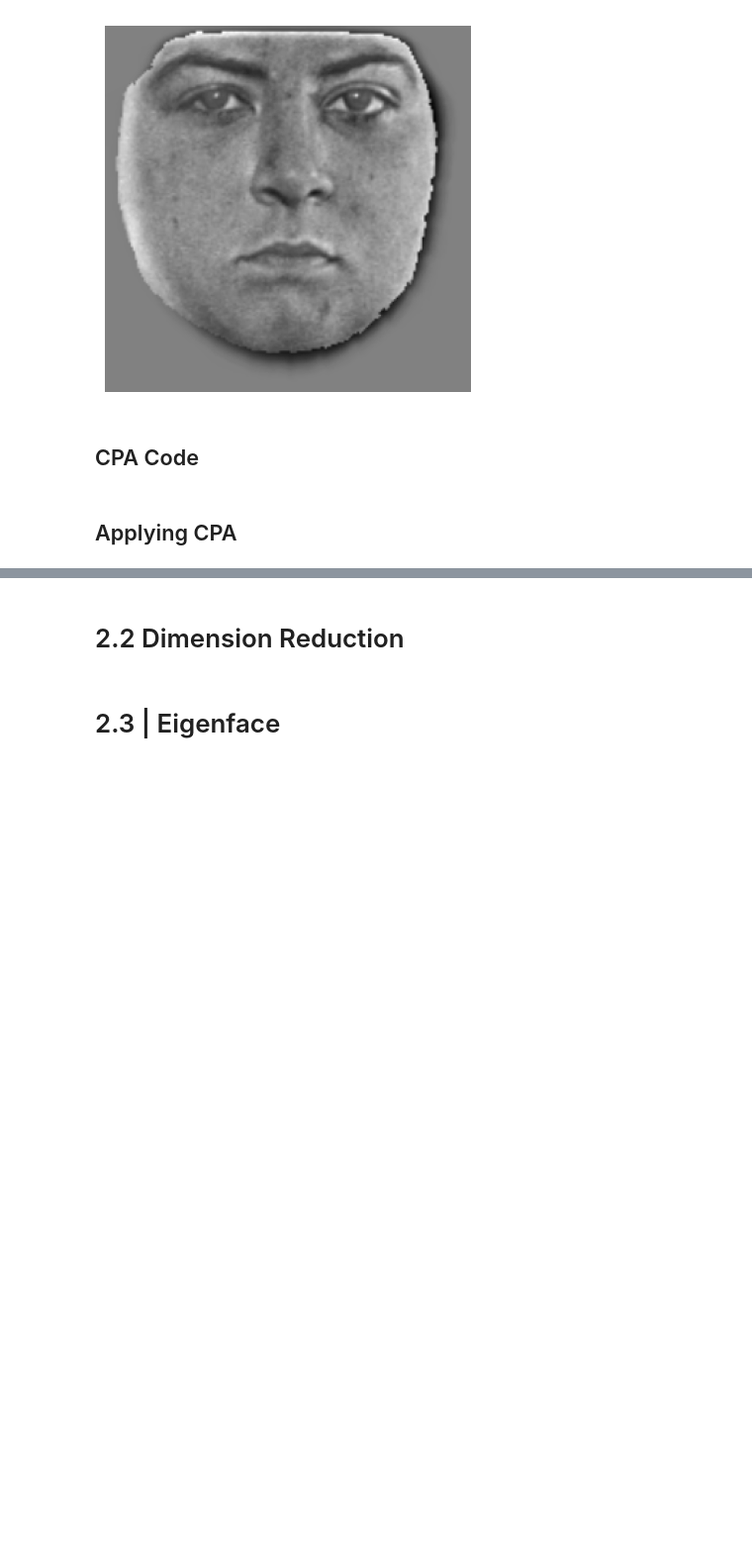
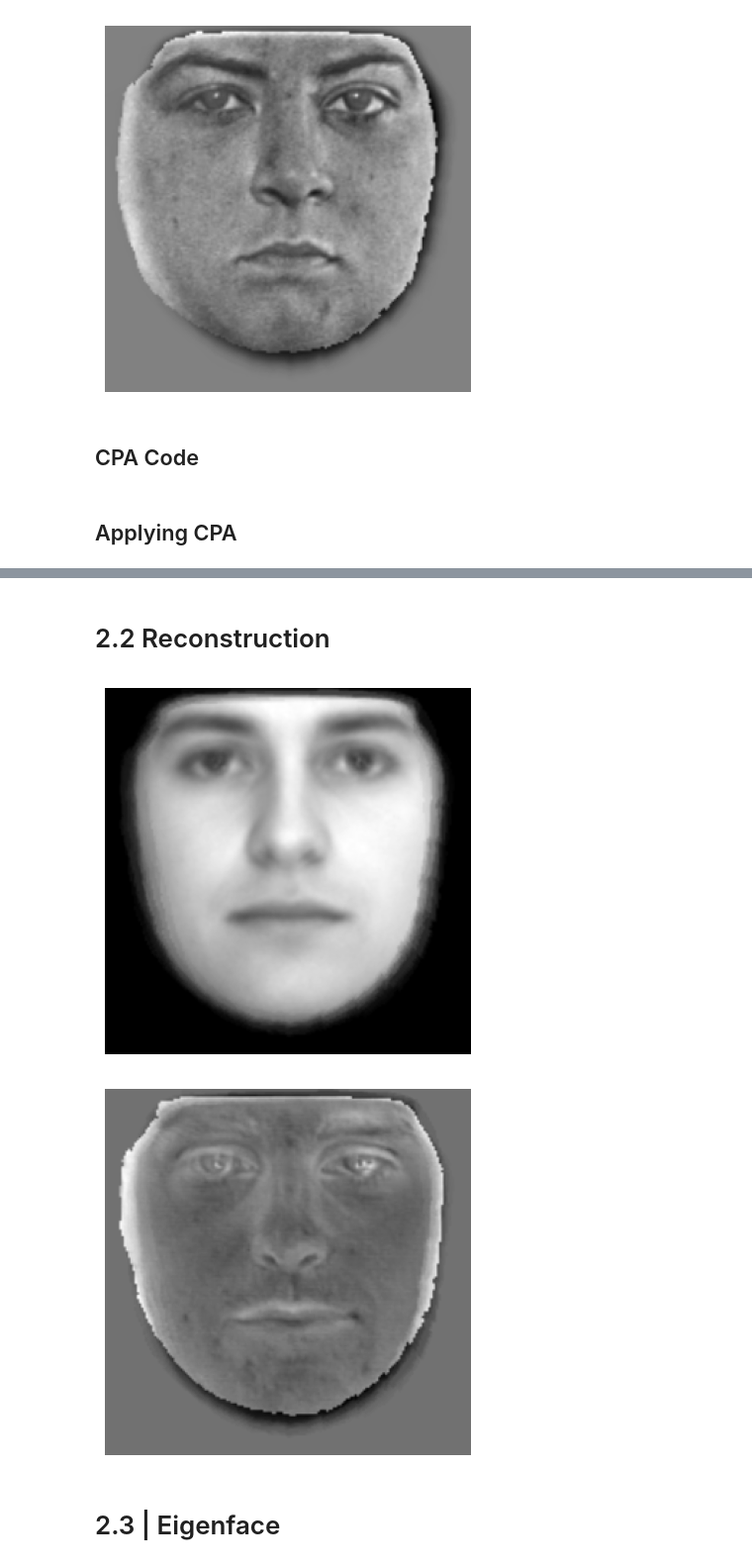
Before and after one commit to cormac-taylor/eigenfaces, a Jupyter notebook: hw2_problem2.ipynb, the cells around one changed output, grey strips where cells are left out. Shown at 99% size. Drawn from its saved outputs; the diff is of its cells as text; code cells hidden in the pictures; blank space fills up the shorter version.

```diff
--- a/hw2_problem2.ipynb
+++ b/hw2_problem2.ipynb
@@ -123,4 +134,19 @@ for i in range(10):
 # %% [markdown]
-# 2.2 Dimension Reduction
+# 2.2 Reconstruction
+# %%
+mean_X_test = np.mean(X_test, axis=0)
+
+mpl.imshow(mean_X_test.reshape(256, 256), cmap='gray')
+mpl.axis('off')
+mpl.show()
+
+centered_X_test = np.array([(x - mean_X_test) for x in X_test])
+
+mpl.imshow(centered_X_test[1].reshape(256, 256), cmap='gray')
+mpl.axis('off')
+mpl.show()
+# %% [output]
+[figure, added]
+[figure, added]
 # %% [markdown]
 # 2.3 |  Eigenface
```
Also changed, not shown: parts of 3 cells of this notebook.
